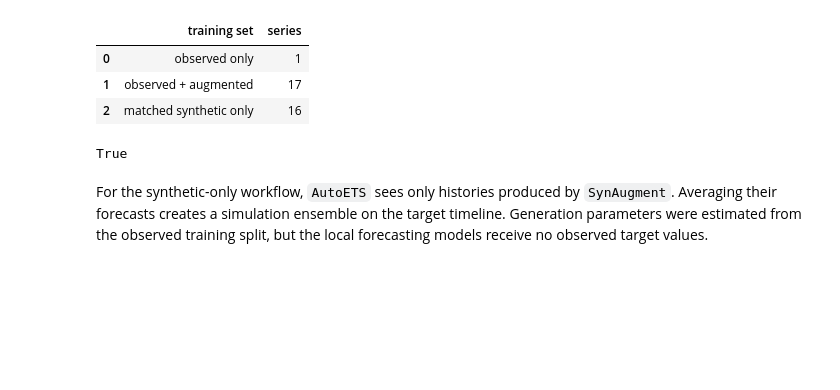
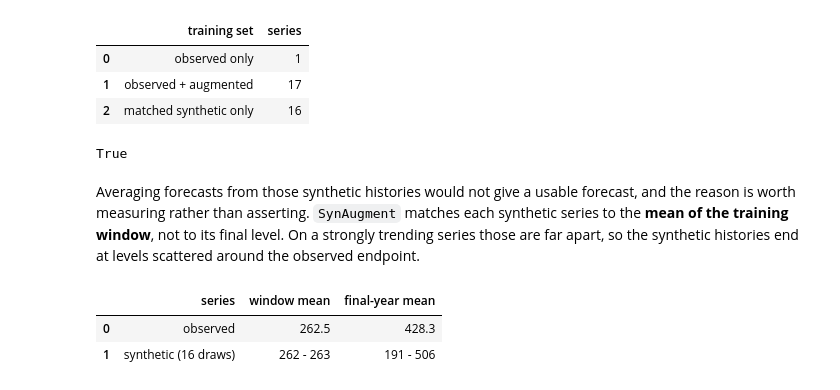
Before and after one commit to Nixtla/synforecast, a Jupyter notebook: nbs/docs/integrations/statsforecast.ipynb, the cells around one changed output. Cells and saved outputs as stored; diff of their text form; code cells hidden in the pictures; blank space fills up the shorter version.

```diff
--- a/nbs/docs/integrations/statsforecast.ipynb
+++ b/nbs/docs/integrations/statsforecast.ipynb
@@ -82,17 +91,30 @@ np.allclose(real_only_forecast["AutoETS"], augmented_forecast["AutoETS"])
 # %% [output]
 True
 # %% [markdown]
-For the synthetic-only workflow, `AutoETS` sees only histories produced by `SynAugment`. Averaging their forecasts creates a simulation ensemble on the target timeline. Generation parameters were estimated from the observed training split, but the local forecasting models receive no observed target values.
+Averaging forecasts from those synthetic histories would not give a usable forecast, and the reason is worth measuring rather than asserting. `SynAugment` matches each synthetic series to the **mean of the training window**, not to its final level. On a strongly trending series those are far apart, so the synthetic histories end at levels scattered around the observed endpoint.
 # %%
-synthetic_models = make_forecaster()
-synthetic_models.fit(synthetic_history_df)
-synthetic_paths = synthetic_models.predict(h=HORIZON)
-synthetic_ensemble_forecast = (
-    synthetic_paths.groupby("ds", as_index=False, observed=True)["AutoETS"]
-    .mean()
-    .assign(unique_id=TARGET_ID)
-    [["unique_id", "ds", "AutoETS"]]
+levels = synthetic_history_df.groupby("unique_id", observed=True)["y"].agg(
+    window_mean="mean",
+    final_year_mean=lambda values: values.tail(12).mean(),
 )
+
+pd.DataFrame(
+    {
+        "series": ["observed", "synthetic (16 draws)"],
+        "window mean": [
+            round(train_df["y"].mean(), 1),
+            f"{levels['window_mean'].min():.0f} - {levels['window_mean'].max():.0f}",
+        ],
+        "final-year mean": [
+            round(train_df["y"].tail(12).mean(), 1),
+            f"{levels['final_year_mean'].min():.0f} - {levels['final_year_mean'].max():.0f}",
+        ],
+    }
+)
+# %% [output]
+|  | series | window mean | final-year mean |
+| 0 | observed | 262.5 | 428.3 |
+| 1 | synthetic (16 draws) | 262 - 263 | 191 - 506 |
 # %%
 forecast_sets = {
     "Observed only": real_only_forecast,
```
Also changed, not shown: parts of 9 cells of this notebook, 1 other file.
